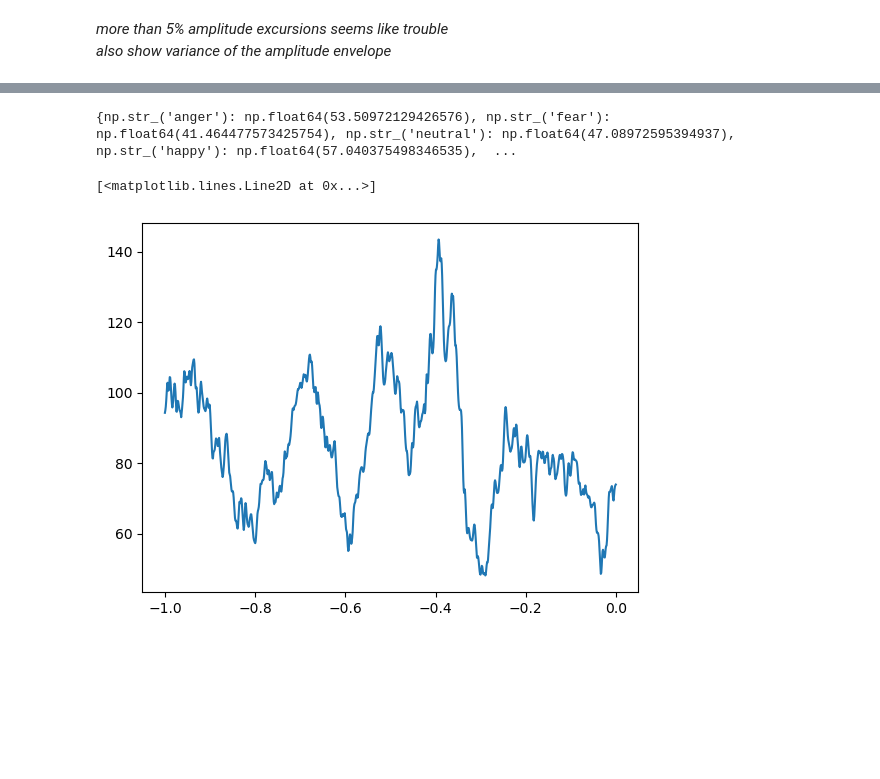
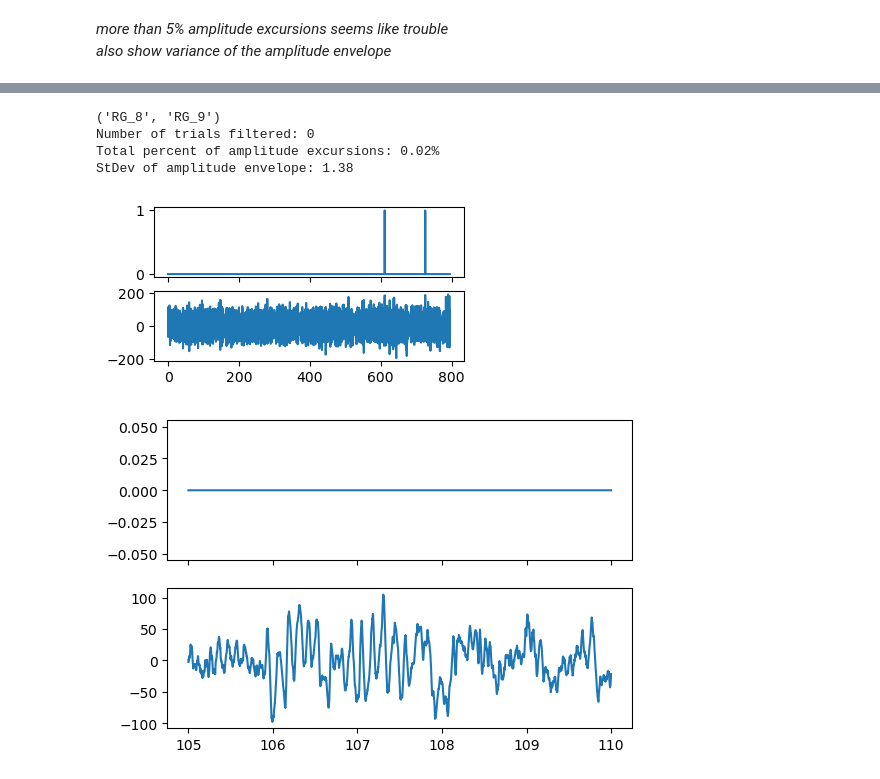
Before and after one commit to jtmiles/GRID_lab_python, a Jupyter notebook: screen_contacts.ipynb, the cells around one changed output, grey strips where cells are left out. Saved outputs shown, nothing was run; the diff lists cells and outputs as text; code cells hidden in the pictures; blank space fills up the shorter version.

```diff
--- a/screen_contacts.ipynb
+++ b/screen_contacts.ipynb
@@ -204,7 +201,8 @@ print(pairs_list)
 resrate = 1024
 lpfreq = 300
 
-ts,bipolar,filtwins1 = filtering.bipolar_reref(data.loc[:,pairs_list[0]], origfs,
+pair = pairs_list[0]
+ts,bipolar,filtwins1 = filtering.bipolar_reref(data.loc[:,pair], origfs,
                                                resrate, lpfreq=lpfreq,norm=None)
 # time prior to (pre) and after (post) image onset
 pre = -1
@@ -1324,15 +222,0 @@ plt.show()
-# %%
-win = int(resrate/16)
-rand_ERP = phase_scramble(ERP_mat, axes=-1)
-rand_spikes = filtering.rolling_sum(np.abs(np.diff(rand_ERP,axis=-1)),win,axis=-1)
-rand_t = rng.integers(low=0, high=ERP_mat.shape[0])
-
-fig,[ax1,ax2] = plt.subplots(2,1,figsize=(4,4))
-ax1.plot(plot_ts,rand_ERP[rand_t,:],c=[0,0.2,0.55])
-ax1.plot(plot_ts[1:],rand_spikes[rand_t,:],c=[0.44,0.2,0.05])
-ax2.plot(plot_ts,spike_mat[rand_t,:],c=[0.84,0.2,0.25])
-ax2.plot(plot_ts, np.ones((len(plot_ts),1))*np.percentile(rand_spikes[:,1:].flatten(),[95,99,99.5]),":",c=[0.4,0.4,0.4,0.4])
-ax3 = ax2.twinx()
-ax3.plot(plot_ts,ERP_mat[rand_t,:],c=[0.2,0.4,0.85])
-ax1.set_xticklabels("")
-plt.show()
@@ -1341,11 +223,45 @@ plt.show()
-# %%
-print(ERP_amps,np.mean(np.std(ERPs[:,plot_ts<-0.5].flatten())))
-# %% [output]
-{np.str_('anger'): np.float64(53.50972129426576), np.str_('fear'): np.float64(41.464477573425754), np.str_('neutral'): np.float64(47.08972595394937), np.str_('happy'): np.float64(57.040375498346535),  ...
-# %%
-pixs = np.arange(resrate,resrate*2,1,dtype=int)
-pixs = np.arange(0,resrate,1,dtype=int)
-plt.plot(plot_ts[pixs],spike_mat[172,pixs])
-# %% [output]
-[<matplotlib.lines.Line2D at 0x...>]
-[figure, removed]
+# %%
+# identify noise artifacts using local changes in amplitude envelope
+win_dur = 0.125 # seconds
+norm_env = spike_utils.envelope_noise_screen(bipolar, resrate, window_s=win_dur)
+
+# see how many trials have amplitude excursions within the ERP window
+MAD_thresh = 8.0 # median absolute deviations
+min_dur = 0.125 # seconds
+n_samples = int(min_dur * resrate)
+pre = -1
+post = 2
+plot_ts = np.linspace(pre,post,t_ixs.shape[1])
+
+amp_mask = norm_env>MAD_thresh
+ixA = np.min(np.where(plot_ts>=pre))
+ixB = np.argmin(np.abs(plot_ts-post))
+t_mask = np.sum(np.int64(amp_mask[t_ixs[:,ixA:ixB]]),axis=1)<n_samples
+# filt_bip = np.ma.array(bipolar,mask=amp_mask)
+# t_mask = filt_bip[t_ixs[:,ixA:ixB]].mask.sum(axis=1)<=1
+
+print(pair)
+print(f"Number of trials filtered: {sum(~t_mask)}")
+print(f"Total percent of amplitude excursions: {round(100*(sum(norm_env>MAD_thresh))/len(norm_env),2)}%")
+print(f"StDev of amplitude envelope: {round(np.std(norm_env),2)}")
+
+fig,[ax1,ax2] = plt.subplots(2,1,figsize=(4,2))
+ax1.plot(ts,amp_mask)
+ax1.set_xticklabels([])
+ax2.plot(ts,bipolar)
+plt.show()
+# %% [output]
+('RG_8', 'RG_9')
+Number of trials filtered: 0
+Total percent of amplitude excursions: 0.02%
+StDev of amplitude envelope: 1.38
+[figure, added]
+# %%
+tfilt = (ts>105) & (ts<110)
+fig,[ax1,ax2] = plt.subplots(2,1,figsize=(6,4))
+ax1.plot(ts[tfilt],amp_mask[tfilt])
+ax1.set_xticklabels([])
+ax2.plot(ts[tfilt],bipolar[tfilt])
+plt.show()
+# %% [output]
+[figure, added]
```
Also changed, not shown: parts of 63 cells of this notebook, 3 other files.
